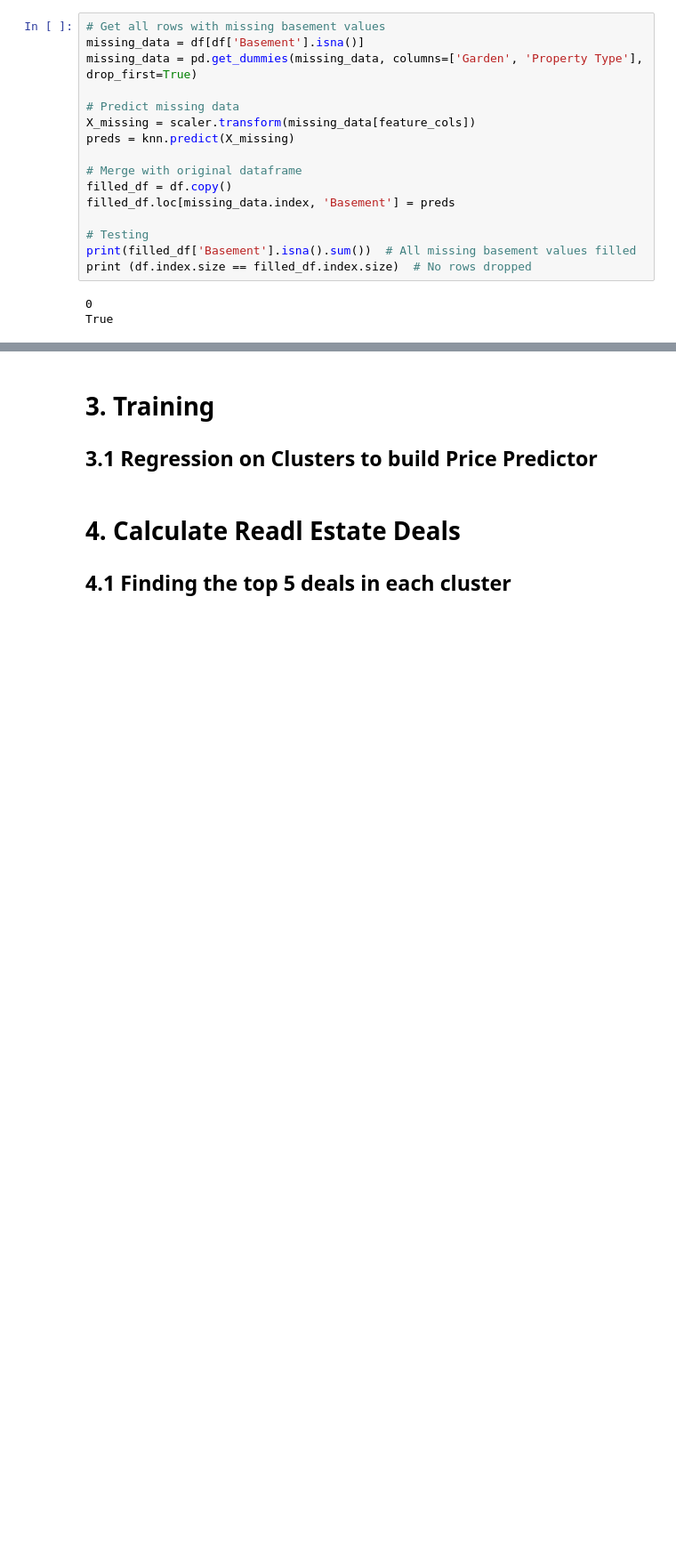
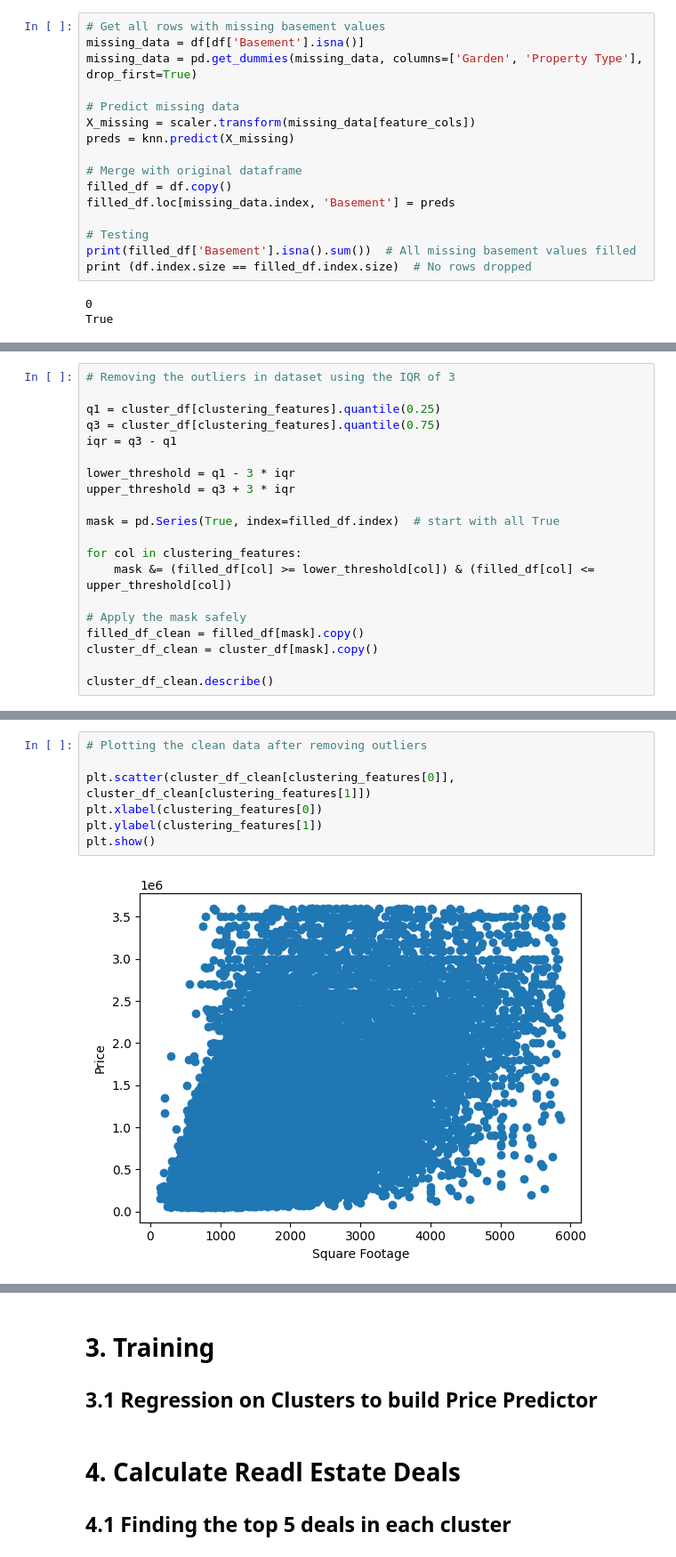
Before and after one commit to mrishab/COMP381_FinalProject, a Jupyter notebook: RealEstateDeals.ipynb, the cells around one changed output, grey strips where cells are left out. Shown at 89% size. Saved outputs shown, nothing was run; the diff lists cells and outputs as text; blank space fills up the shorter version.

```diff
--- a/RealEstateDeals.ipynb
+++ b/RealEstateDeals.ipynb
@@ -199,0 +244,20 @@ True
+# %%
+# Removing the outliers in dataset using the IQR of 3
+
+q1 = cluster_df[clustering_features].quantile(0.25)
+q3 = cluster_df[clustering_features].quantile(0.75)
+iqr = q3 - q1
+
+lower_threshold = q1 - 3 * iqr
+upper_threshold = q3 + 3 * iqr
+
+mask = pd.Series(True, index=filled_df.index)  # start with all True
+
+for col in clustering_features:
+    mask &= (filled_df[col] >= lower_threshold[col]) & (filled_df[col] <= upper_threshold[col])
+
+# Apply the mask safely
+filled_df_clean = filled_df[mask].copy()
+cluster_df_clean = cluster_df[mask].copy()
+
+cluster_df_clean.describe()
@@ -199,0 +274,9 @@ True
+# %%
+# Plotting the clean data after removing outliers
+
+plt.scatter(cluster_df_clean[clustering_features[0]], cluster_df_clean[clustering_features[1]])
+plt.xlabel(clustering_features[0])
+plt.ylabel(clustering_features[1])
+plt.show()
+# %% [output]
+[figure, added]
```
Also changed, not shown: parts of 13 cells of this notebook.
